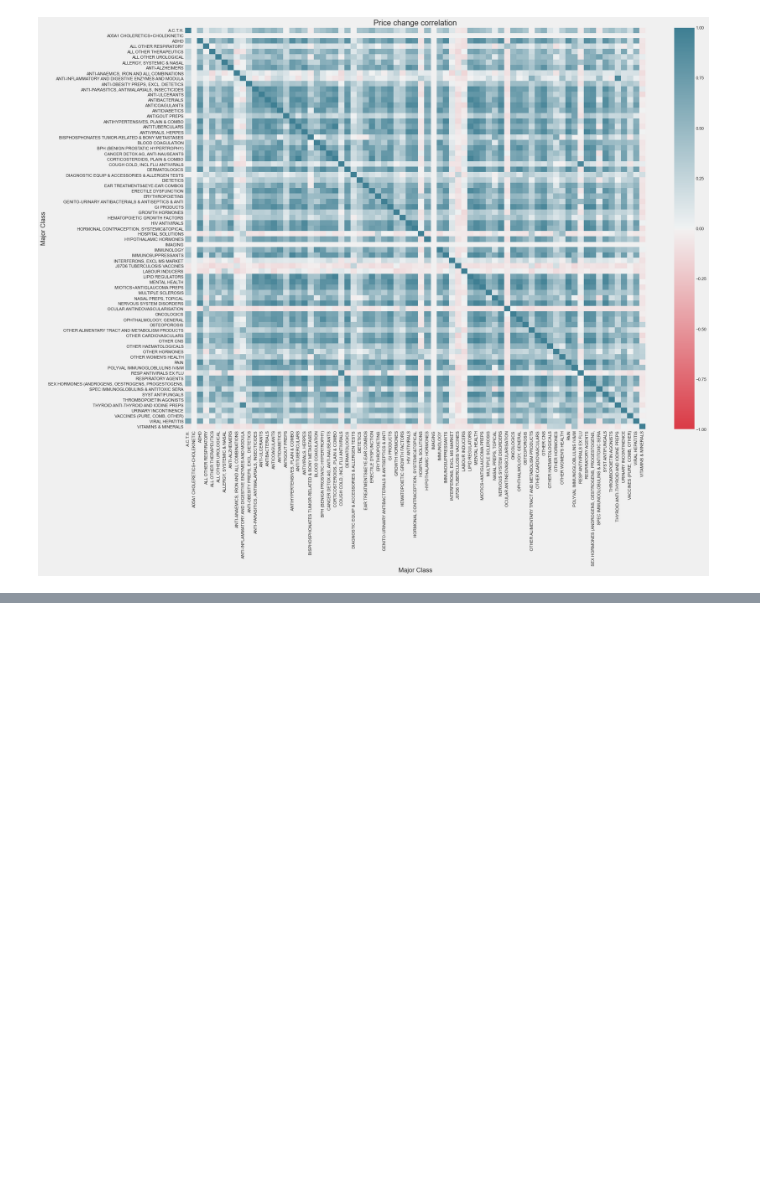
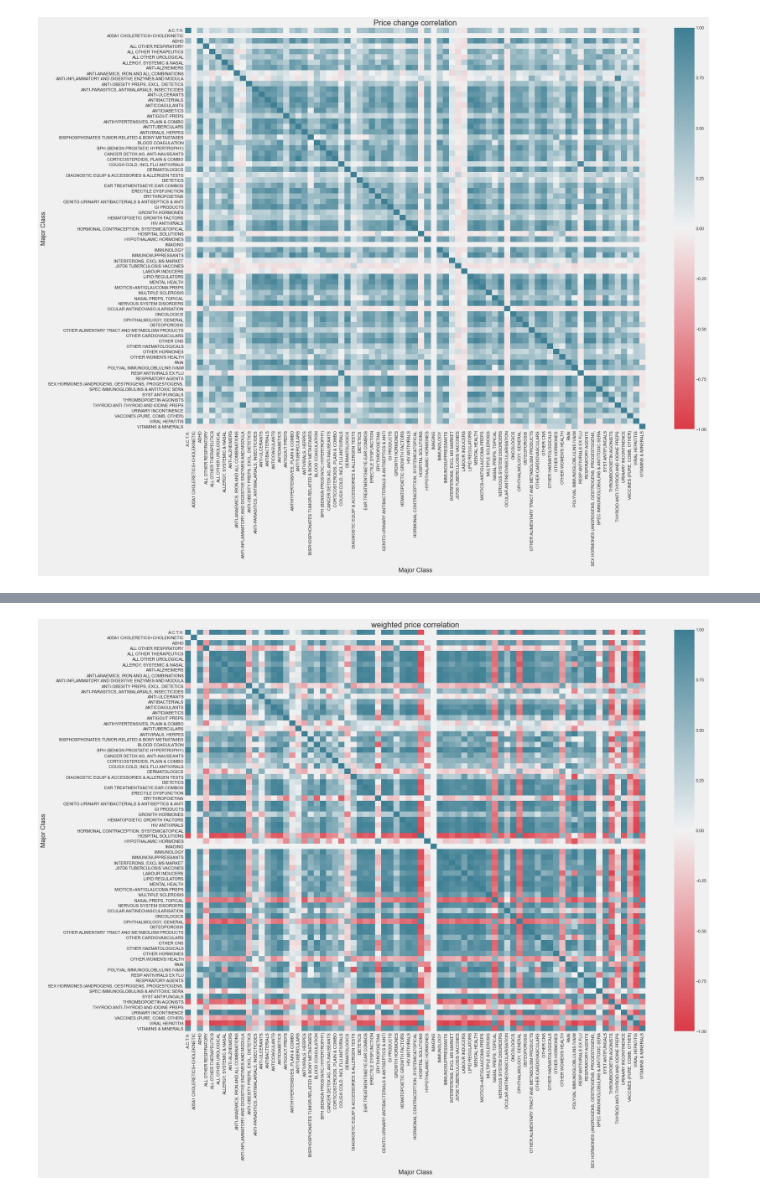
Before and after one commit to pauldoan/CBS_Nephron, a Jupyter notebook: Correlations/Correlations.ipynb, the cells around one changed output, grey strips where cells are left out. Drawn from its saved outputs; the diff is of its cells as text; code cells hidden in the pictures; blank space fills up the shorter version.

```diff
--- a/Correlations/Correlation.ipynb
+++ b/Correlations/Correlations.ipynb
@@ -157,0 +188,11 @@ plt.show()
+# %%
+# Loading the dataset
+df = pd.read_csv('../Processed_Data/drugs_pct_changes_monthly_since2014_V3.csv')
+
+# We only consider data pre_covid (pre 2020) for correlations
+df = df[df.Year != 2020]
+
+# Correcting nan values for Volume
+df['TRx'] = df['TRx'].fillna(0)
+
+df.head(10)
@@ -157,0 +211,11 @@ plt.show()
+# %%
+# Helper function to compute the WAC weighted by TRx
+def weigthed_average(data, quantity, weights):
+    try:
+        return (data[quantity] * data[weights]).sum() / data[weights].sum()
+    except ZeroDivisionError:
+        return data[quantity]
+
+# Creating a table containing volume weighted WAC from month to month for each drug class called weighted_price
+weighted_price = df.groupby(['Major Class', 'Date']).apply(weigthed_average, 'WAC', 'TRx').unstack().transpose()
+weighted_price.head()
@@ -157,0 +267,9 @@ plt.show()
+# %%
+# plotting correlation matrix
+plt.subplots(figsize=(24,18))
+sns.heatmap(weighted_price.corr(), annot=False, cmap=sns.diverging_palette(10, 220, as_cmap=True), vmin = -1, vmax = 1, center = 0)
+# plt.savefig('weighted_price_correlations_Major_class.jpg', bbox_inches='tight', pad_inches=2)
+plt.title("weighted price correlation")
+plt.show()
+# %% [output]
+[figure, added]
```
Also changed, not shown: parts of 14 cells of this notebook, 14 other files.
